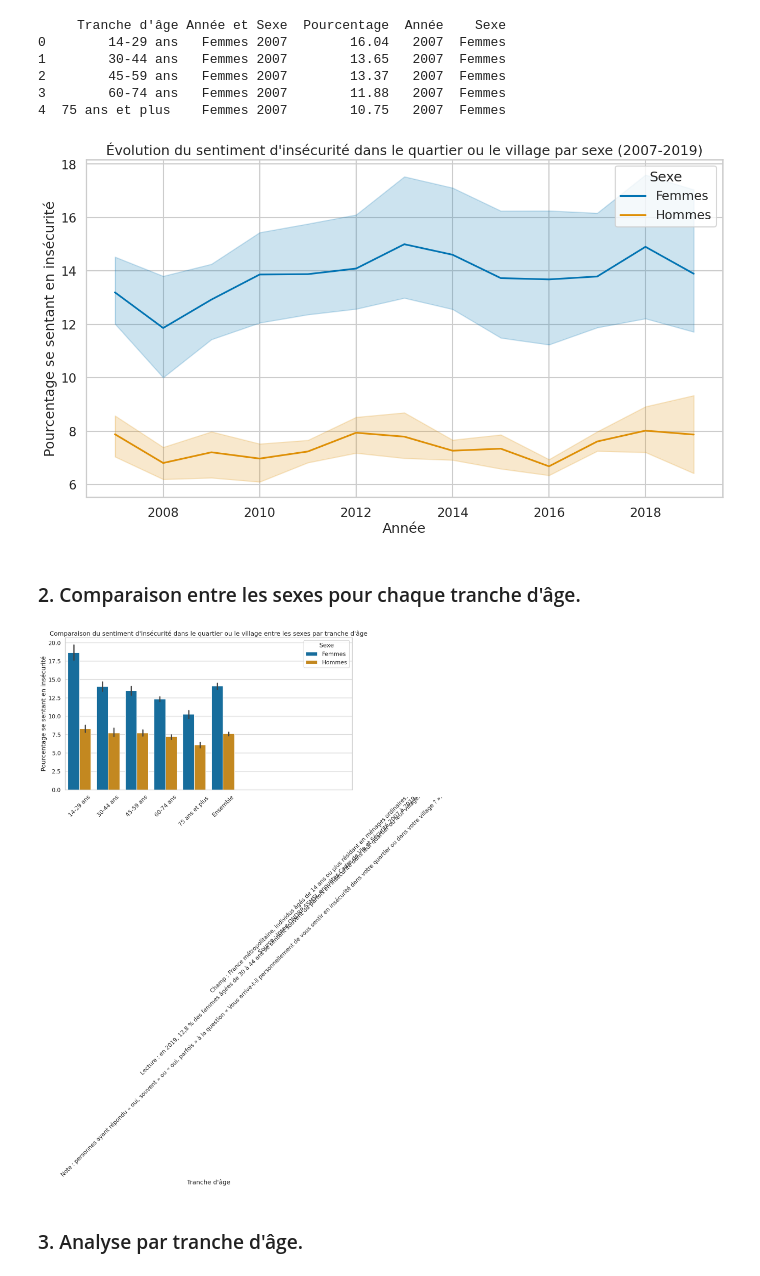
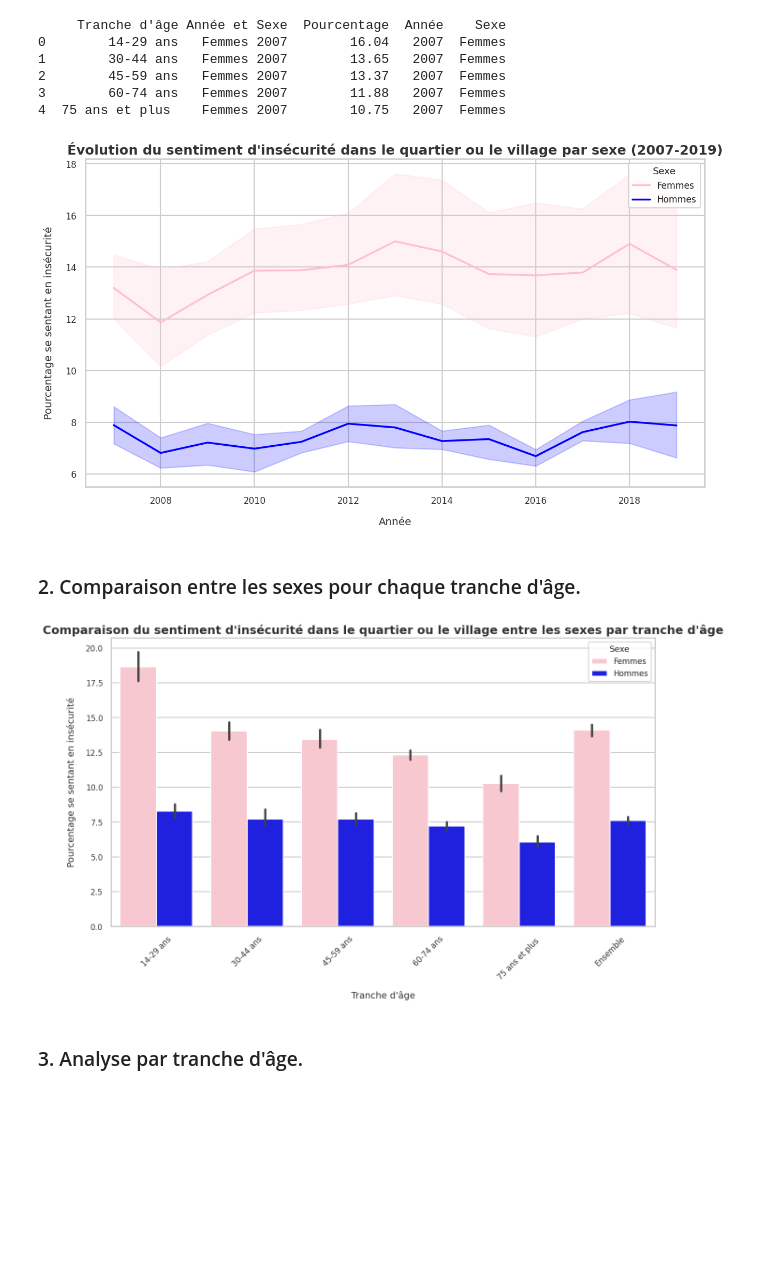
Before and after one commit to arnaudlagarde/Securite_en_France, a Jupyter notebook: notebooks/SondageINSEE.ipynb, the cells around one changed output. Drawn from its saved outputs; the diff is of its cells as text; code cells hidden in the pictures; blank space fills up the shorter version.

```diff
--- a/notebooks/SondageINSEE.ipynb
+++ b/notebooks/SondageINSEE.ipynb
@@ -208,9 +246,9 @@ df2.columns = nouvelles_colonnes
 df_melted2 = df2.melt(id_vars=['Tranche d\'âge'], var_name='Année et Sexe', value_name='Pourcentage')
 
 # Séparation de 'Année et Sexe' en deux colonnes distinctes 'Année' et 'Sexe'
-df_melted2['Année'] = df_melted['Année et Sexe'].str.extract('(\d{4})')
-df_melted2['Sexe'] = df_melted['Année et Sexe'].str.extract('([Femmes|Hommes]+)')
-df_melted2['Année'] = pd.to_numeric(df_melted['Année'])
+df_melted2['Année'] = df_melted2['Année et Sexe'].str.extract('(\d{4})')
+df_melted2['Sexe'] = df_melted2['Année et Sexe'].str.extract('([Femmes|Hommes]+)')
+df_melted2['Année'] = pd.to_numeric(df_melted2['Année'])
 
 print(df_melted2.head())
 # %% [output]
@@ -221,35 +259,67 @@ print(df_melted2.head())
 3        60-74 ans   Femmes 2007        11.88   2007  Femmes
 4  75 ans et plus    Femmes 2007        10.75   2007  Femmes
 # %%
-df_melted2 = df2.melt(id_vars=['Tranche d\'âge'], var_name='Année et Sexe', value_name='Pourcentage')
-df_melted2['Année'] = df_melted2['Année et Sexe'].str.extract('(\d{4})')
-df_melted2['Sexe'] = df_melted2['Année et Sexe'].str.extract('([Femmes|Hommes]+)')
-df_melted2['Année'] = pd.to_numeric(df_melted2['Année'])
+import matplotlib.pyplot as plt
+import seaborn as sns
 
-# Visualisation de l'évolution du sentiment d'insécurité
+# Définir une palette de couleurs personnalisée
+palette_couleurs = {"Femmes": "pink", "Hommes": "blue"}
+
+# Configurer le style de Seaborn
+sns.set(style="whitegrid", context="talk")
+
+# Création du graphique en ligne
 plt.figure(figsize=(15, 8))
-sns.lineplot(data=df_melted2, x='Année', y='Pourcentage', hue='Sexe')
-plt.title('Évolution du sentiment d\'insécurité dans le quartier ou le village par sexe (2007-2019)')
-plt.xlabel('Année')
-plt.ylabel('Pourcentage se sentant en insécurité')
-plt.legend(title='Sexe')
+line_plot = sns.lineplot(data=df_melted2, x='Année', y='Pourcentage', hue='Sexe', palette=palette_couleurs, linewidth=2.5)
+
+# Améliorer la lisibilité des titres et des étiquettes
+plt.title('Évolution du sentiment d\'insécurité dans le quartier ou le village par sexe (2007-2019)', fontsize=18, fontweight='bold', color='#333333')
+plt.xlabel('Année', fontsize=14, labelpad=15, color='#333333')
+plt.ylabel('Pourcentage se sentant en insécurité', fontsize=14, labelpad=15, color='#333333')
+
+# Ajuster les paramètres des légendes
+plt.legend(title='Sexe', fontsize=12, title_fontsize='13')
+
+# Ajuster les paramètres des axes
+plt.xticks(fontsize=12, color='#333333')
+plt.yticks(fontsize=12, color='#333333')
+
+# Afficher le graphique
 plt.show()
 # %% [output]
-[figure, old version]
+[figure, new version]
 # %% [markdown]
 ### 2. Comparaison entre les sexes pour chaque tranche d'âge.
 # %%
-# Comparaison entre les sexes
+import matplotlib.pyplot as plt
+import seaborn as sns
+
+# Définir une palette de couleurs personnalisée
+palette_couleurs = {"Femmes": "pink", "Hommes": "blue"}
+
+# Configurer le style de Seaborn
+sns.set(style="whitegrid", context="talk")
+
+# Création du graphique en barres
 plt.figure(figsize=(15, 8))
-sns.barplot(data=df_melted2, x='Tranche d\'âge', y='Pourcentage', hue='Sexe')
-plt.title('Comparaison du sentiment d\'insécurité dans le quartier ou le village entre les sexes par tranche d\'âge')
-plt.xlabel('Tranche d\'âge')
-plt.ylabel('Pourcentage se sentant en insécurité')
-plt.xticks(rotation=45)
-plt.legend(title='Sexe')
+bar_plot = sns.barplot(data=df_melted2, x='Tranche d\'âge', y='Pourcentage', hue='Sexe', palette=palette_couleurs)
+
+# Améliorer la lisibilité des titres et des étiquettes
+plt.title('Comparaison du sentiment d\'insécurité dans le quartier ou le village entre les sexes par tranche d\'âge', fontsize=18, fontweight='bold', color='#333333')
+plt.xlabel('Tranche d\'âge', fontsize=14, labelpad=15, color='#333333')
+plt.ylabel('Pourcentage se sentant en insécurité', fontsize=14, labelpad=15, color='#333333')
+
+# Rotation des étiquettes de l'axe X pour une meilleure lisibilité
+plt.xticks(rotation=45, fontsize=12, color='#333333')
+plt.yticks(fontsize=12, color='#333333')
+
+# Ajuster les paramètres des légendes
+plt.legend(title='Sexe', fontsize=12, title_fontsize='13')
+
+# Afficher le graphique
 plt.show()
 # %% [output]
-[figure, old version]
+[figure, new version]
 # %% [markdown]
 ### 3. Analyse par tranche d'âge.
 # %%
```
Also changed, not shown: parts of 17 cells of this notebook, 3 other files.
